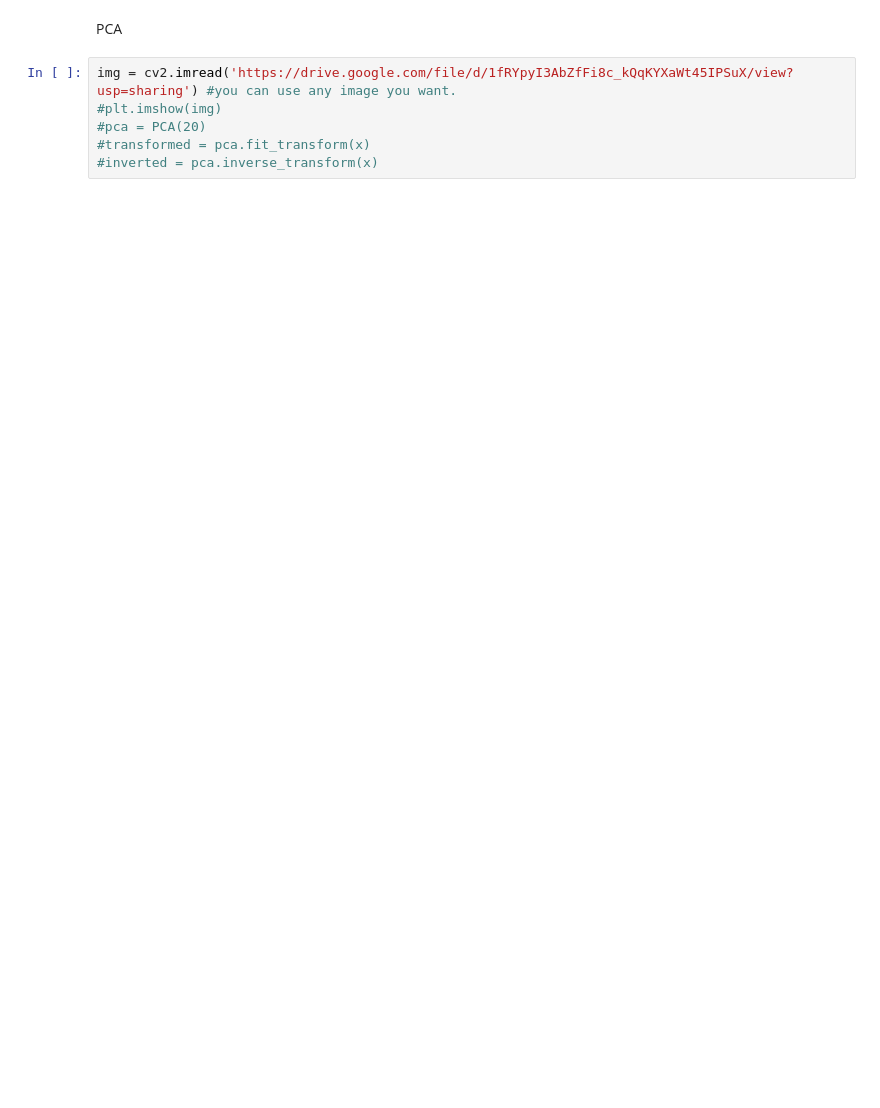
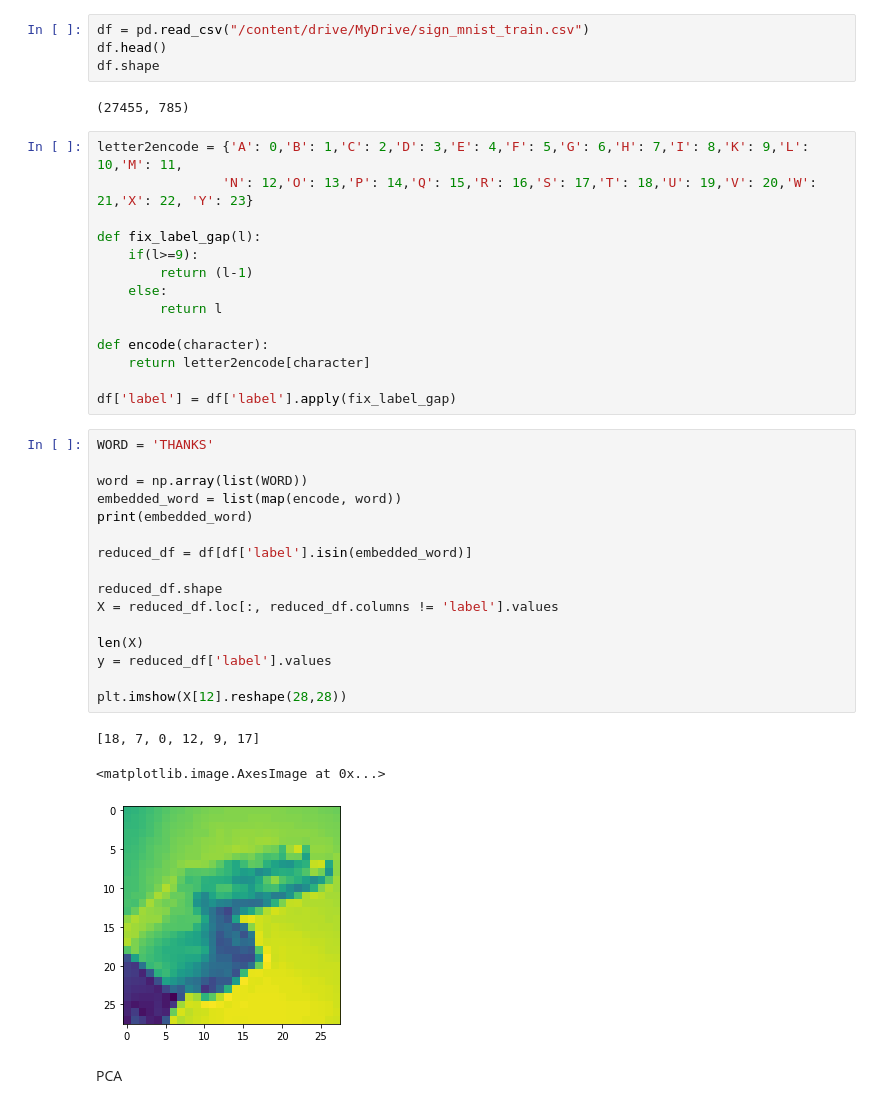
Before and after one commit to Shreya-07/Dimensionality_Reduction, a Jupyter notebook: cmpe255_dimensionality_reduction.ipynb, the cells around one changed output. Drawn from its saved outputs; the diff is of its cells as text; blank space fills up the shorter version.

```diff
--- a/cmpe255_dimensionality_reduction.ipynb
+++ b/cmpe255_dimensionality_reduction.ipynb
@@ -37,8 +60,42 @@ if __name__ == "__main__":
+# %%
+df = pd.read_csv("/content/drive/MyDrive/sign_mnist_train.csv")
+df.head()
+df.shape
+# %% [output]
+(27455, 785)
+# %%
+letter2encode = {'A': 0,'B': 1,'C': 2,'D': 3,'E': 4,'F': 5,'G': 6,'H': 7,'I': 8,'K': 9,'L': 10,'M': 11,
+                'N': 12,'O': 13,'P': 14,'Q': 15,'R': 16,'S': 17,'T': 18,'U': 19,'V': 20,'W': 21,'X': 22, 'Y': 23}
+
+def fix_label_gap(l):
+    if(l>=9):
+        return (l-1)
+    else:
+        return l
+
+def encode(character):
+    return letter2encode[character]
+
+df['label'] = df['label'].apply(fix_label_gap)
+# %%
+WORD = 'THANKS'
+
+word = np.array(list(WORD))
+embedded_word = list(map(encode, word))
+print(embedded_word)
+
+reduced_df = df[df['label'].isin(embedded_word)]
+
+reduced_df.shape
+X = reduced_df.loc[:, reduced_df.columns != 'label'].values
+
+len(X)
+y = reduced_df['label'].values
+
+plt.imshow(X[12].reshape(28,28))
+# %% [output]
+[18, 7, 0, 12, 9, 17]
+<matplotlib.image.AxesImage at 0x...>
+[figure, added]
 # %% [markdown]
 PCA
-# %%
-img = cv2.imread('https://drive.google.com/file/d/1fRYpyI3AbZfFi8c_kQqKYXaWt45IPSuX/view?usp=sharing') #you can use any image you want.
-#plt.imshow(img)
-#pca = PCA(20)
-#transformed = pca.fit_transform(x)
-#inverted = pca.inverse_transform(x)
```
Also changed, not shown: parts of 33 cells of this notebook.
